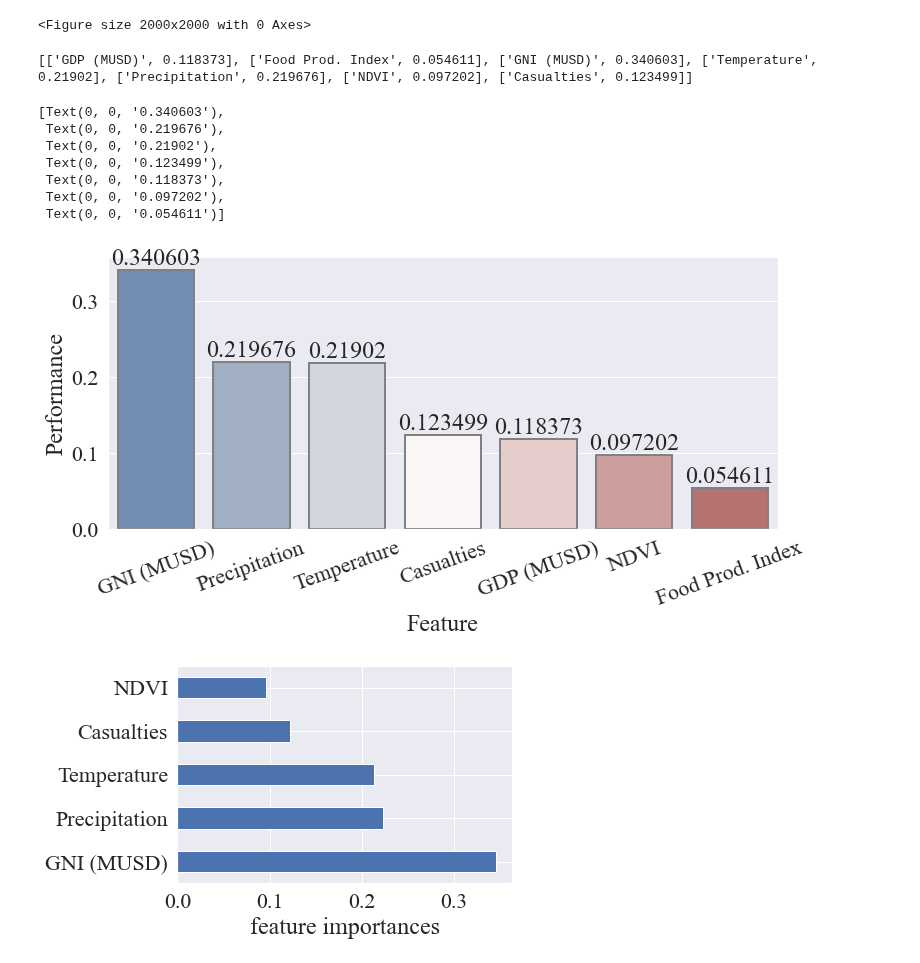
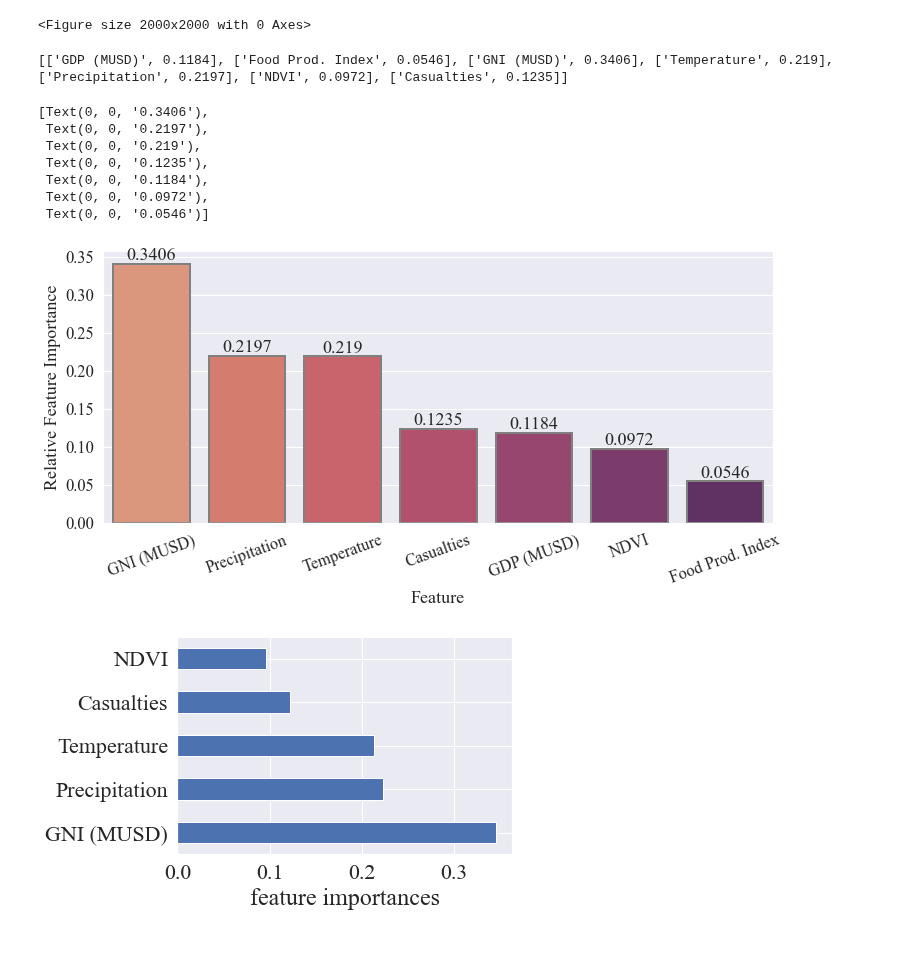
Before and after one commit to sonic171717/undernourishment_prediction, a Jupyter notebook: Models/eda_future_year_pred.ipynb, the cells around one changed output. Saved outputs shown, nothing was run; the diff lists cells and outputs as text; code cells hidden in the pictures.

Commit message:
correct data and adjust color

```diff
--- a/Models/eda_future_year_pred.ipynb
+++ b/Models/eda_future_year_pred.ipynb
@@ -62,37 +62,37 @@ plt.show()
 <Figure size 2000x2000 with 0 Axes>
 # %%
 # Same data with another visualization
-feature_list = [['GDP (MUSD)', 0.118373],
-    ['Food Prod. Index', 0.054611],
-    ['GNI (MUSD)', 0.340603],
-    ['Temperature', 0.219020],
-    ['Precipitation',0.219676],
-    ['NDVI',0.097202],
-    ['Casualties',0.123499]]
-feature_df = pd.DataFrame(feature_list, columns = ['Feature', 'Performance'])
+feature_list = [['GDP (MUSD)', 0.1184],
+    ['Food Prod. Index', 0.0546],
+    ['GNI (MUSD)', 0.3406],
+    ['Temperature', 0.2190],
+    ['Precipitation',0.2197],
+    ['NDVI',0.0972],
+    ['Casualties',0.1235]]
+feature_df = pd.DataFrame(feature_list, columns = ['Feature', 'Relative Feature Importance'])
 print(feature_list)
 
-feature_df = feature_df.sort_values(['Performance'], ascending=False)
+feature_df = feature_df.sort_values(['Relative Feature Importance'], ascending=False)
 
-sns.set_theme(style="darkgrid", font='Times New Roman', font_scale=2)
+sns.set_theme(style="darkgrid", font='Times New Roman', font_scale=1.5)
 plt.figure(figsize=(12, 5))
-ax = sns.barplot(data = feature_df,x='Feature',y='Performance',palette="vlag", capsize=.9,
+ax = sns.barplot(data = feature_df,x='Feature',y='Relative Feature Importance',palette="flare", capsize=.9,
 linewidth=2, edgecolor="0.5")
 
 for item in ax.get_xticklabels():
     item.set_rotation(20)
 
 ax.bar_label(ax.containers[0])
 # %% [output]
-[['GDP (MUSD)', 0.118373], ['Food Prod. Index', 0.054611], ['GNI (MUSD)', 0.340603], ['Temperature', 0.21902], ['Precipitation', 0.219676], ['NDVI', 0.097202], ['Casualties', 0.123499]]
+[['GDP (MUSD)', 0.1184], ['Food Prod. Index', 0.0546], ['GNI (MUSD)', 0.3406], ['Temperature', 0.219], ['Precipitation', 0.2197], ['NDVI', 0.0972], ['Casualties', 0.1235]]
-[Text(0, 0, '0.340603'),
- Text(0, 0, '0.219676'),
- Text(0, 0, '0.21902'),
- Text(0, 0, '0.123499'),
- Text(0, 0, '0.118373'),
- Text(0, 0, '0.097202'),
- Text(0, 0, '0.054611')]
+[Text(0, 0, '0.3406'),
+ Text(0, 0, '0.2197'),
+ Text(0, 0, '0.219'),
+ Text(0, 0, '0.1235'),
+ Text(0, 0, '0.1184'),
+ Text(0, 0, '0.0972'),
+ Text(0, 0, '0.0546')]
-[figure, old version]
+[figure, new version]
 # %%
 # feature importances in the model later used (excluding GDP and Food Production Index)
 model = RandomForestRegressor()
```
Also changed, not shown: parts of 2 cells of this notebook, 1 other file.
